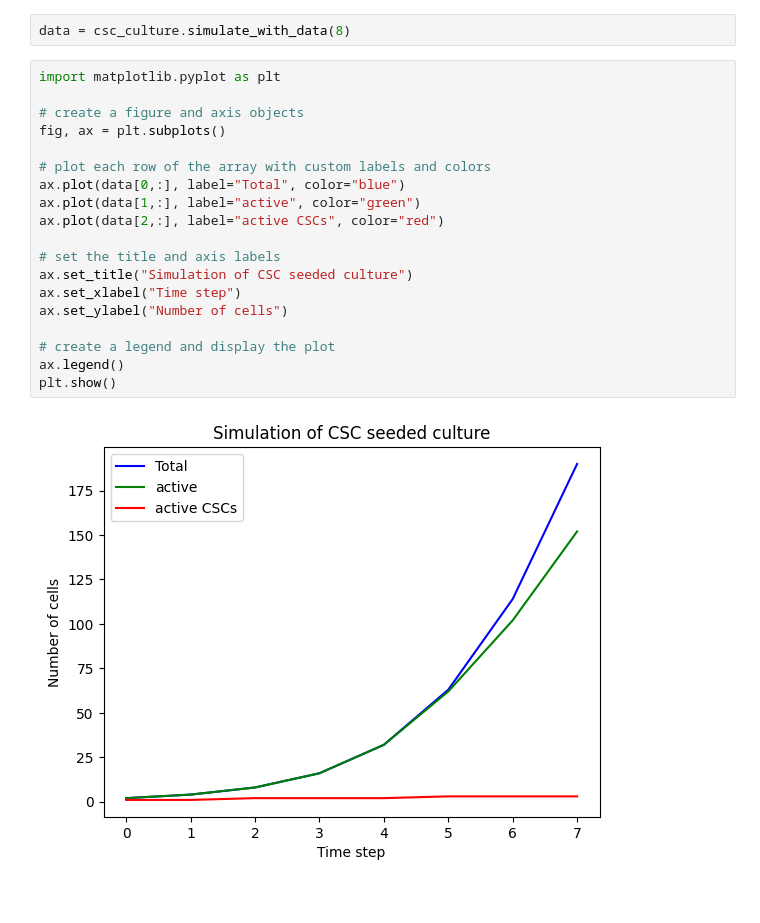
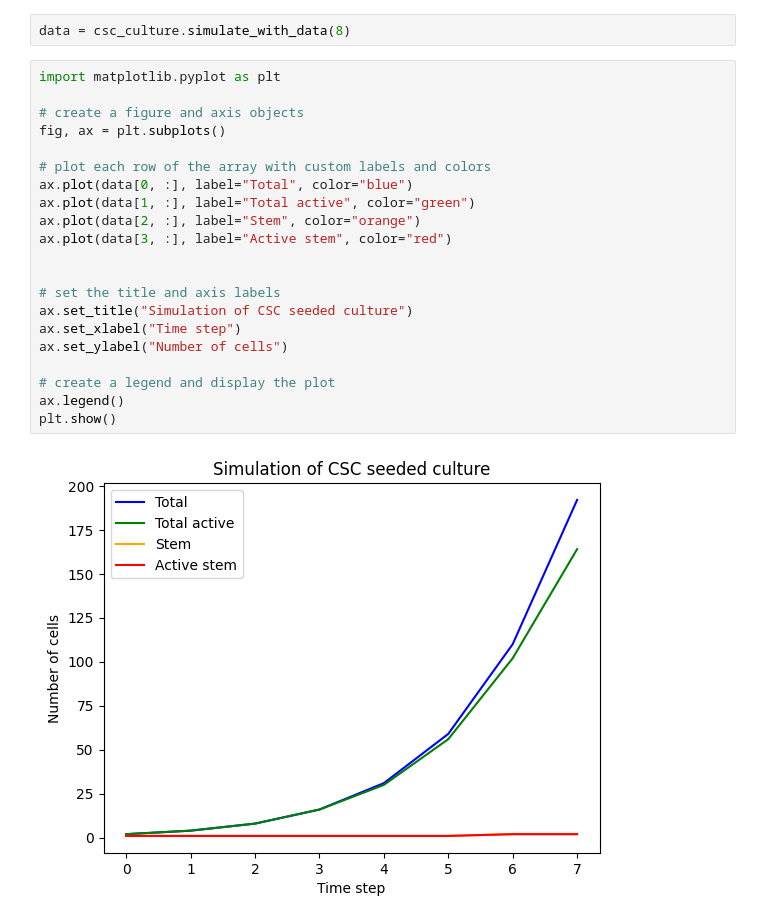
Before and after one commit to JeroFotinos/tumorsphere_culture, a Jupyter notebook: examples/Simulation data.ipynb, the cells around one changed output. Cells and saved outputs as stored; diff of their text form.

Commit message:
The simulate_with_data method also returns total CSC number now

```diff
--- a/examples/Simulation data.ipynb
+++ b/examples/Simulation data.ipynb
@@ -10,21 +10,23 @@ data = csc_culture.simulate_with_data(8)
 # %%
 import matplotlib.pyplot as plt
 
 # create a figure and axis objects
 fig, ax = plt.subplots()
 
 # plot each row of the array with custom labels and colors
-ax.plot(data[0,:], label="Total", color="blue")
-ax.plot(data[1,:], label="active", color="green")
-ax.plot(data[2,:], label="active CSCs", color="red")
+ax.plot(data[0, :], label="Total", color="blue")
+ax.plot(data[1, :], label="Total active", color="green")
+ax.plot(data[2, :], label="Stem", color="orange")
+ax.plot(data[3, :], label="Active stem", color="red")
+
 
 # set the title and axis labels
 ax.set_title("Simulation of CSC seeded culture")
 ax.set_xlabel("Time step")
 ax.set_ylabel("Number of cells")
 
 # create a legend and display the plot
 ax.legend()
 plt.show()
 # %% [output]
-[figure, old version]
+[figure, new version]
```
Also changed, not shown: parts of 3 cells of this notebook, 1 other file.
